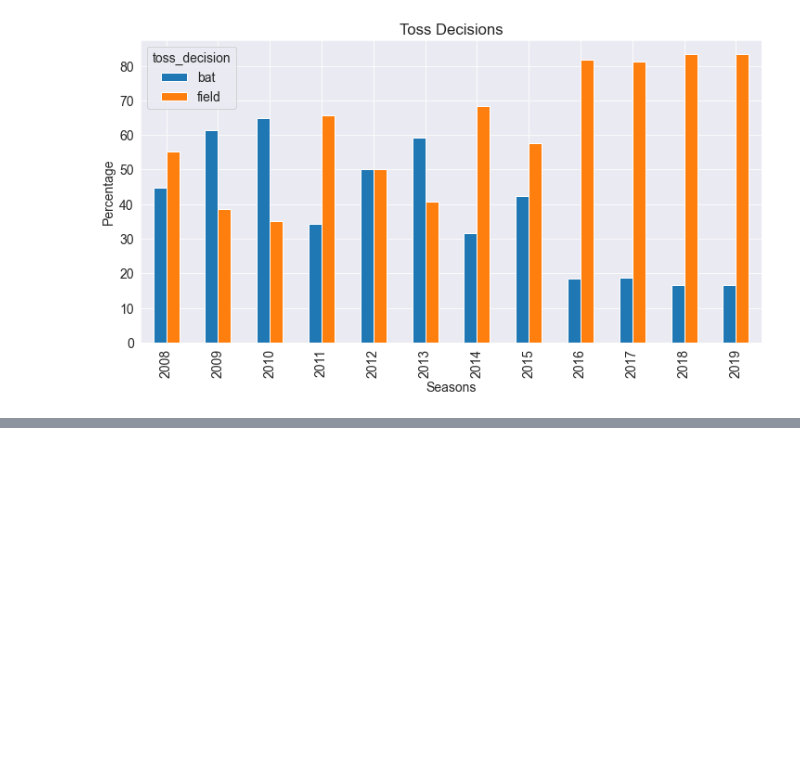
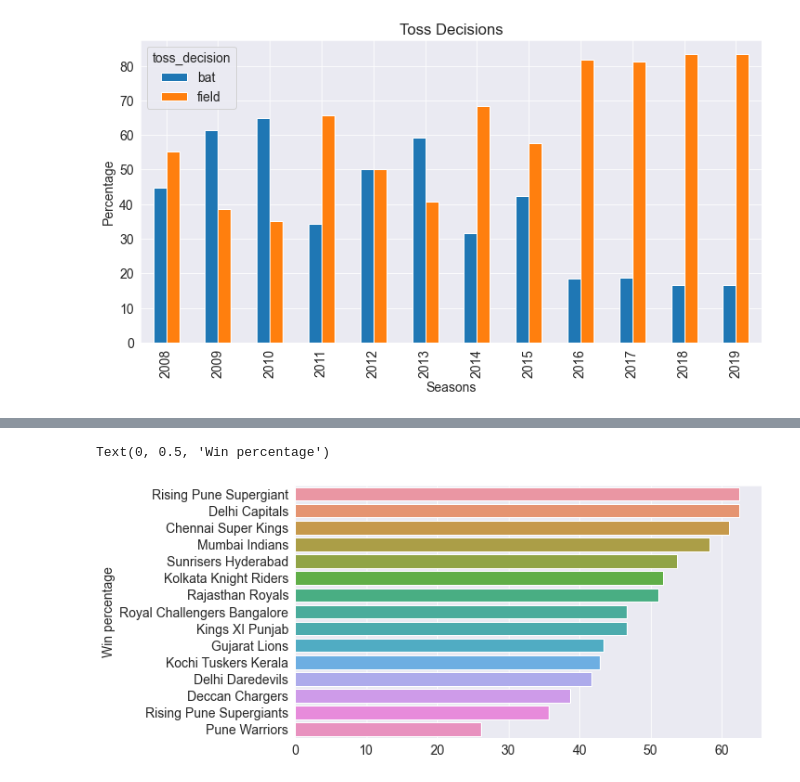
Before and after one commit to felixodette/Cricket, a Jupyter notebook: notebook.ipynb, the cells around one changed output, grey strips where cells are left out. Saved outputs shown, nothing was run; the diff lists cells and outputs as text; code cells hidden in the pictures; blank space fills up the shorter version.

```diff
--- a/notebook.ipynb
+++ b/notebook.ipynb
@@ -94,0 +175,7 @@ wins_batting_first = matches_df[filter1].groupby('season').winner.count()/matche
+# %%
+win_percentage = (most_wins/played_df).sort_values(ascending=False)*100
+sns.barplot(y=win_percentage.index, x=win_percentage)
+plt.ylabel('Win percentage')
+# %% [output]
+Text(0, 0.5, 'Win percentage')
+[figure, added]
```
Also changed, not shown: parts of 9 cells of this notebook.
